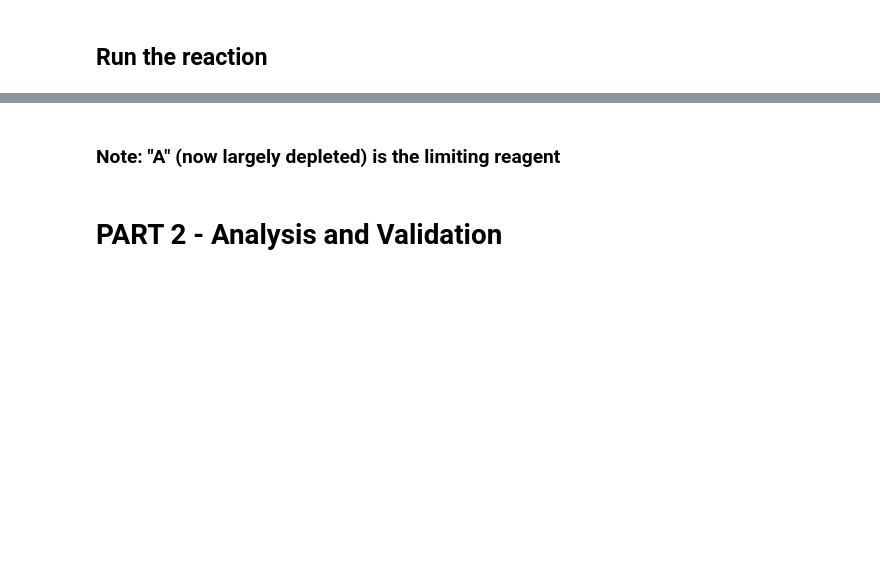
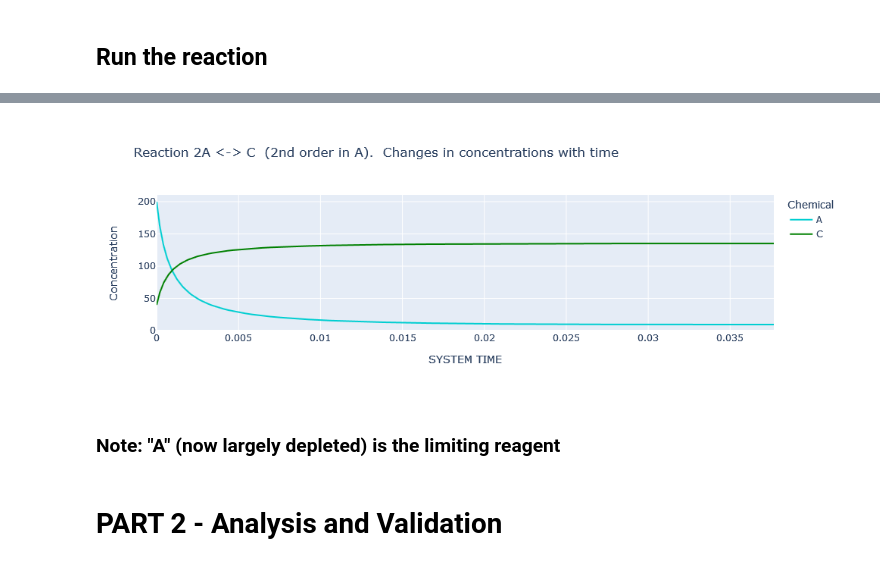
Before and after one commit to BrainAnnex/life123, a Jupyter notebook: experiments/reactions_single_compartment/react_4.ipynb, the cells around one changed output, grey strips where cells are left out. Drawn from its saved outputs; the diff is of its cells as text; code cells hidden in the pictures; blank space fills up the shorter version.

```diff
--- a/experiments/reactions_single_compartment/react_4.ipynb
+++ b/experiments/reactions_single_compartment/react_4.ipynb
@@ -119,7 +104,7 @@ dynamics.get_history()
 | 110 | 0.037666 | 9.466796 | 135.266602 | last reaction step |
 111 rows × 4 columns
 # %%
-dynamics.plot_history(colors=['red', 'green'],
+dynamics.plot_history(colors=['darkturquoise', 'green'],
                       title="Reaction 2A <-> C  (2nd order in A).  Changes in concentrations with time")
 # %% [output]
 [interactive output not drawn]
@@ -127,3 +111,4 @@ dynamics.plot_history(colors=['red', 'green'],
+[figure, added]
 # %% [markdown]
 ### Note: "A" (now largely depleted) is the limiting reagent
 # %% [markdown]
```
Also changed, not shown: parts of 13 cells of this notebook, 34 other files.
